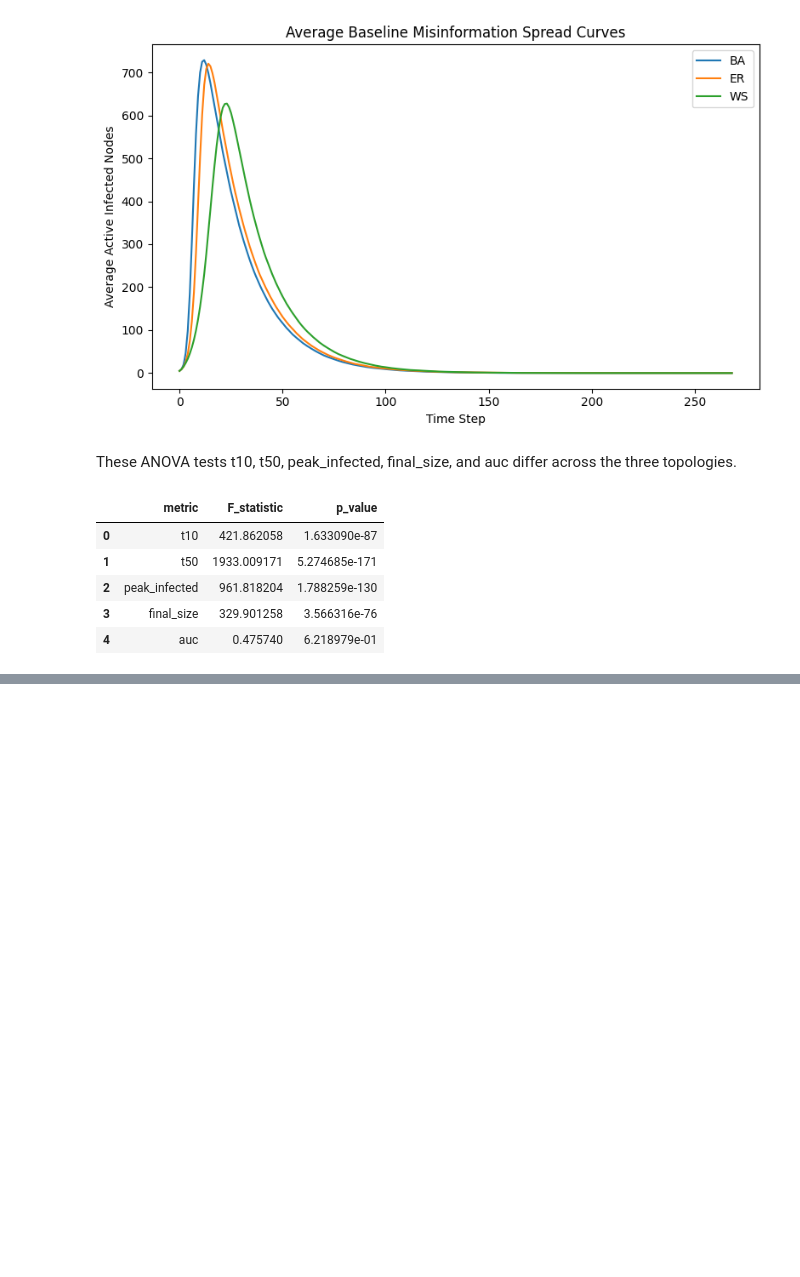
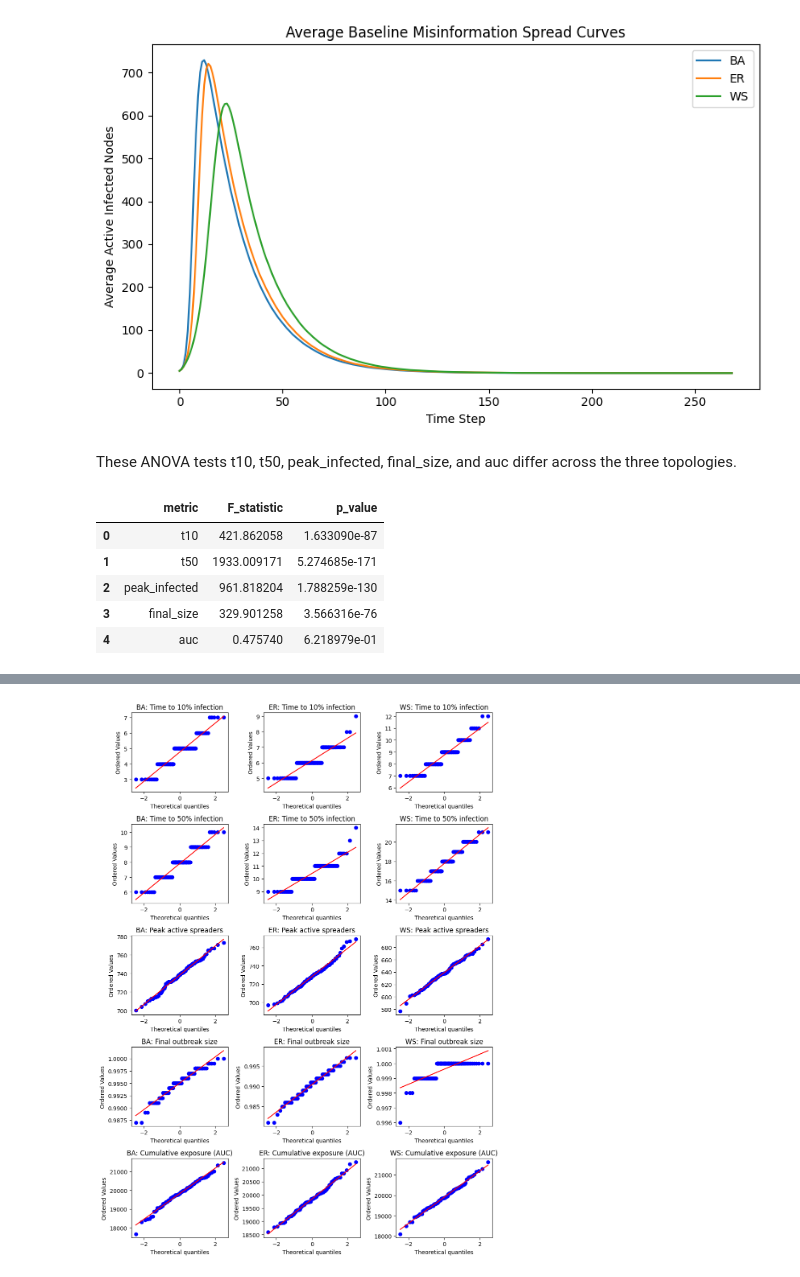
Before and after one commit to ishn29/misinformation-topology-research, a Jupyter notebook: notebooks/baseline_analysis.ipynb, the cells around one changed output, grey strips where cells are left out. Drawn from its saved outputs; the diff is of its cells as text; code cells hidden in the pictures; blank space fills up the shorter version.

```diff
--- a/notebooks/baseline_analysis.ipynb
+++ b/notebooks/baseline_analysis.ipynb
@@ -330,0 +402,22 @@ anova_table
+# %%
+# Effect sizes, Holm correction, assumption checks, and robust sensitivity analyses
+from scipy.stats import levene, shapiro, kruskal
+from statsmodels.stats.multitest import multipletests
+from statsmodels.stats.oneway import anova_oneway
+
+rows = []
+for metric in ["t10", "t50", "peak_infected", "final_size", "auc"]:
+    groups = [results.loc[results["topology"] == top, metric].dropna() for top in ["BA", "ER", "WS"]]
+    f_stat, p_value = f_oneway(*groups)
+    df_between, df_within = 2, sum(len(g) for g in groups) - 3
+    eta_sq = (f_stat * df_between) / (f_stat * df_between + df_within)
+    lev_stat, lev_p = levene(*groups, center="median")
+    kw_stat, kw_p = kruskal(*groups)
+    welch = anova_oneway(groups, use_var="unequal")
+    rows.append([metric_labels[metric], f_stat, p_value, eta_sq, lev_p, kw_p, welch.pvalue])
+
+stats_table = pd.DataFrame(rows, columns=[
+    "Metric", "F", "p", "eta_squared", "Levene_p", "Kruskal_p", "Welch_ANOVA_p"
+])
+stats_table["Holm_p"] = multipletests(stats_table["p"], method="holm")[1]
+stats_table.round(4)
@@ -330,0 +431,15 @@ anova_table
+# %%
+# Supporting Online Material: distribution diagnostics
+# Q-Q plots are preferred over relying only on Shapiro-Wilk because n=100 per group.
+from scipy.stats import probplot
+fig, axes = plt.subplots(5, 3, figsize=(10, 14))
+for row, metric in enumerate(["t10", "t50", "peak_infected", "final_size", "auc"]):
+    for col, top in enumerate(["BA", "ER", "WS"]):
+        values = results.loc[results["topology"] == top, metric].dropna()
+        probplot(values, dist="norm", plot=axes[row, col])
+        axes[row, col].set_title(f"{top}: {metric_labels[metric]}")
+fig.tight_layout()
+plt.savefig(FIGURE_DIR / "S1_baseline_qq_diagnostics.png", dpi=300, bbox_inches="tight")
+plt.show()
+# %% [output]
+[figure, added]
```
Also changed, not shown: parts of 5 cells of this notebook, 8 other files.
